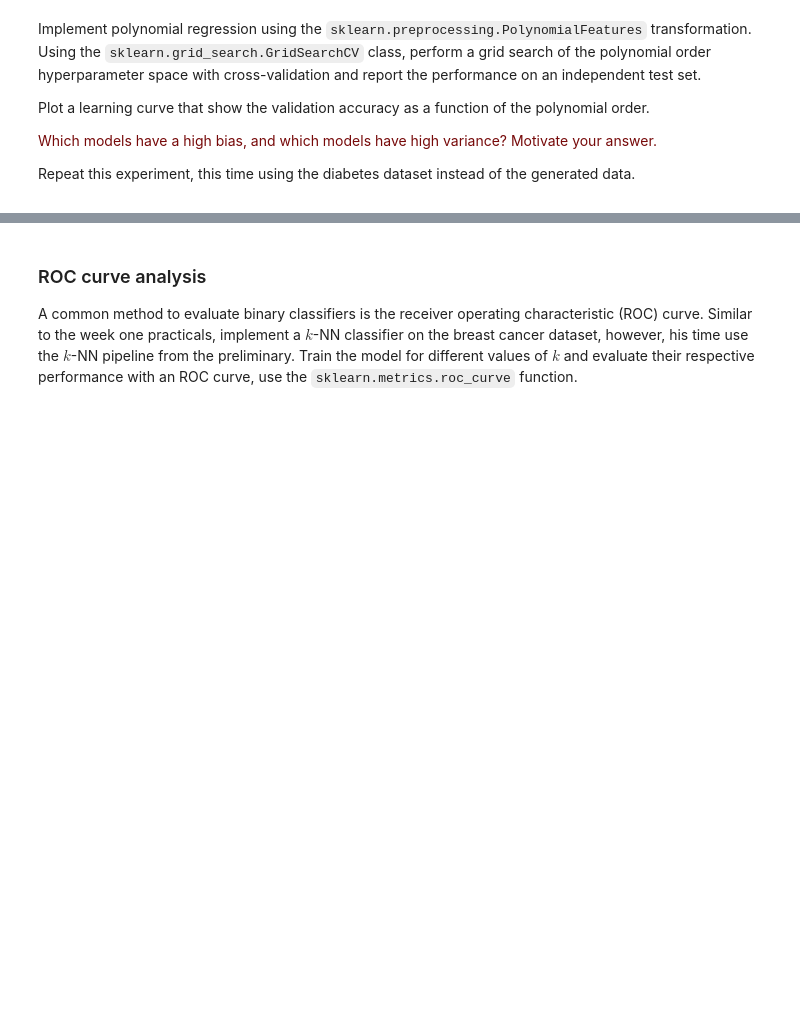
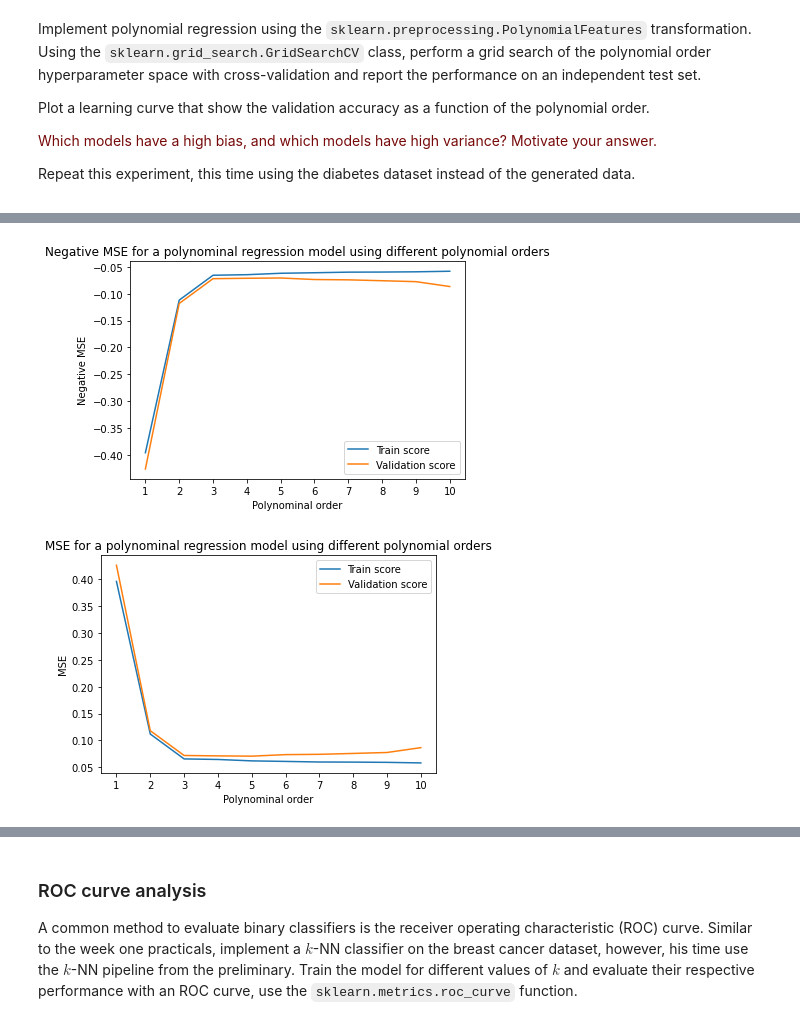
Before and after one commit to MirtheK/8dm50-machine-learning, a Jupyter notebook: practicals/week_2.ipynb, the cells around one changed output, grey strips where cells are left out. Saved outputs shown, nothing was run; the diff lists cells and outputs as text; code cells hidden in the pictures; blank space fills up the shorter version.

Commit message:
Update week 2, verder gegaan met polynominal regression opdracht

```diff
--- a/practicals/week_2.ipynb
+++ b/practicals/week_2.ipynb
@@ -167,11 +167,12 @@ from sklearn.pipeline import make_pipeline
 
 X_train = X[:70, np.newaxis]
 y_train = y[:70, np.newaxis]
-X_val = X[70:90, np.newaxis]
+X_val = X[70:90, np.newaxis] #hebben we wel een validation set nodig hier????
 y_val = y[70:90, np.newaxis]
 X_test = X[90:, np.newaxis]
 y_test = y[90:, np.newaxis]
 
+print("Distribution of the datasets: (shapes)")
 print("X train: {}, y train: {}\nX val: {}, y val: {}\nX test: {}, y test: {}\n".format(X_train.shape, y_train.shape, X_val.shape, y_val.shape, X_test.shape, y_test.shape))
 
 scaler = StandardScaler()
@@ -188,19 +189,69 @@ y_val_scaled = scalery.transform(y_val)
 
 polyreg=make_pipeline(PolynomialFeatures(),LinearRegression())
 
-tune_parameter = [{'polynomialfeatures__degree': range(1,11)}]
-score = 'accuracy'
-print("# Tuning hyper-parameter for Accuracy")
-print()
-clf = GridSearchCV(polyreg, tune_parameter, scoring='%s' % score)
+orders = range(1,11) #TOT WELKE ORDER MOETEN WE DOEN
+tune_parameter = [{'polynomialfeatures__degree': orders}]
+score = 'neg_mean_squared_error'
+print("# Tuning hyper-parameter for negative MSE - less negative score is better")
+clf = GridSearchCV(polyreg, tune_parameter, scoring=score, return_train_score=True)
 clf.fit(X_train_scaled.reshape(-1,1), y_train_scaled)
 
-print("Best parameter:", clf.best_params_)
-print("Grid score:")
-means = clf.cv_results_['mean_test_score']
-stds = clf.cv_results_['std_test_score']
-for mean, std, params in zip(means, stds, clf.cv_results_['params']):
-    print("%0.3f (+/- %0.03f) for %r\n" % (mean, std * 2, params))
+print("Best parameter: {}, with score: {}".format(clf.best_params_, clf.best_score_))
+print_grid = False
+if print_grid:
+    print("Grid score:")
+    means = clf.cv_results_['mean_test_score']
+    stds = clf.cv_results_['std_test_score']
+    for mean, std, params in zip(means, stds, clf.cv_results_['params']):
+        print("%0.3f (+/- %0.03f) for %r\n" % (mean, std * 2, params))
 
-#https://stats.stackexchange.com/questions/453781/how-do-you-determine-what-degree-of-polynomial-to-fit-to-data
+#DO IT AGAIN WITH ANOTHER EVALUATION MEASURE --> even overleggen welke we willen gebruiken
+#https://scikit-learn.org/stable/modules/model_evaluation.html#scoring-parameter
+
+# print("# Tuning hyper-parameter for explained variance")
+# score = 'explained_variance'
+# clf = GridSearchCV(polyreg, tune_parameter, scoring=score, return_train_score=True)
+# clf.fit(X_train_scaled.reshape(-1,1), y_train_scaled)
+
+# print("Best parameter: {}, with score: {}".format(clf.best_params_, clf.best_score_))
+# print_grid = False
+# if print_grid:
+#     print("Grid score:")
+#     means = clf.cv_results_['mean_test_score']
+#     stds = clf.cv_results_['std_test_score']
+#     for mean, std, params in zip(means, stds, clf.cv_results_['params']):
+#         print("%0.3f (+/- %0.03f) for %r\n" % (mean, std * 2, params))
+
+#Obtain the final degree from the gridsearch and score on the independent test dataset
+final_degree = clf.best_params_['polynomialfeatures__degree']
+test_score = clf.score(X_test_scaled.reshape(-1,1), y_test_scaled)
+print("\nPolynominal order used: {}, test score obtained: {}".format(final_degree, test_score))
+
+#Make a plot
+print('\n\n')
+test_scores = clf.cv_results_['mean_test_score']
+train_scores = clf.cv_results_['mean_train_score']
+
+plt.plot(orders, train_scores, label='Train score')
+plt.plot(orders, test_scores, label='Validation score') #HEET DIT VALIDATION SCORE OF TEST SCORE
+plt.title('Negative MSE for a polynominal regression model using different polynomial orders')
+plt.xlabel('Polynominal order')
+plt.ylabel('Negative MSE')
+plt.xticks(orders)
+plt.legend(loc='best')
+# plt.grid() #I used this to help answer the question
+plt.show()
+
+#Make a plot using the absolute value for MSE - lower is then better (more intuitive)
+test_scores_abs = abs(test_scores)
+train_scores_abs = abs(train_scores)
+plt.plot(orders, train_scores_abs, label='Train score')
+plt.plot(orders, test_scores_abs, label='Validation score') #HEET DIT VALIDATION SCORE OF TEST SCORE
+plt.title('MSE for a polynominal regression model using different polynomial orders')
+plt.xlabel('Polynominal order')
+plt.ylabel('MSE')
+plt.xticks(orders)
+plt.legend(loc='best')
+# plt.grid() #I used this to help answer the question
+plt.show()
 # %% [output]
@@ -262,0 +267,2 @@ ValueError: continuous is not supported
+[figure, added]
+[figure, added]
```
Also changed, not shown: parts of 4 cells of this notebook.
